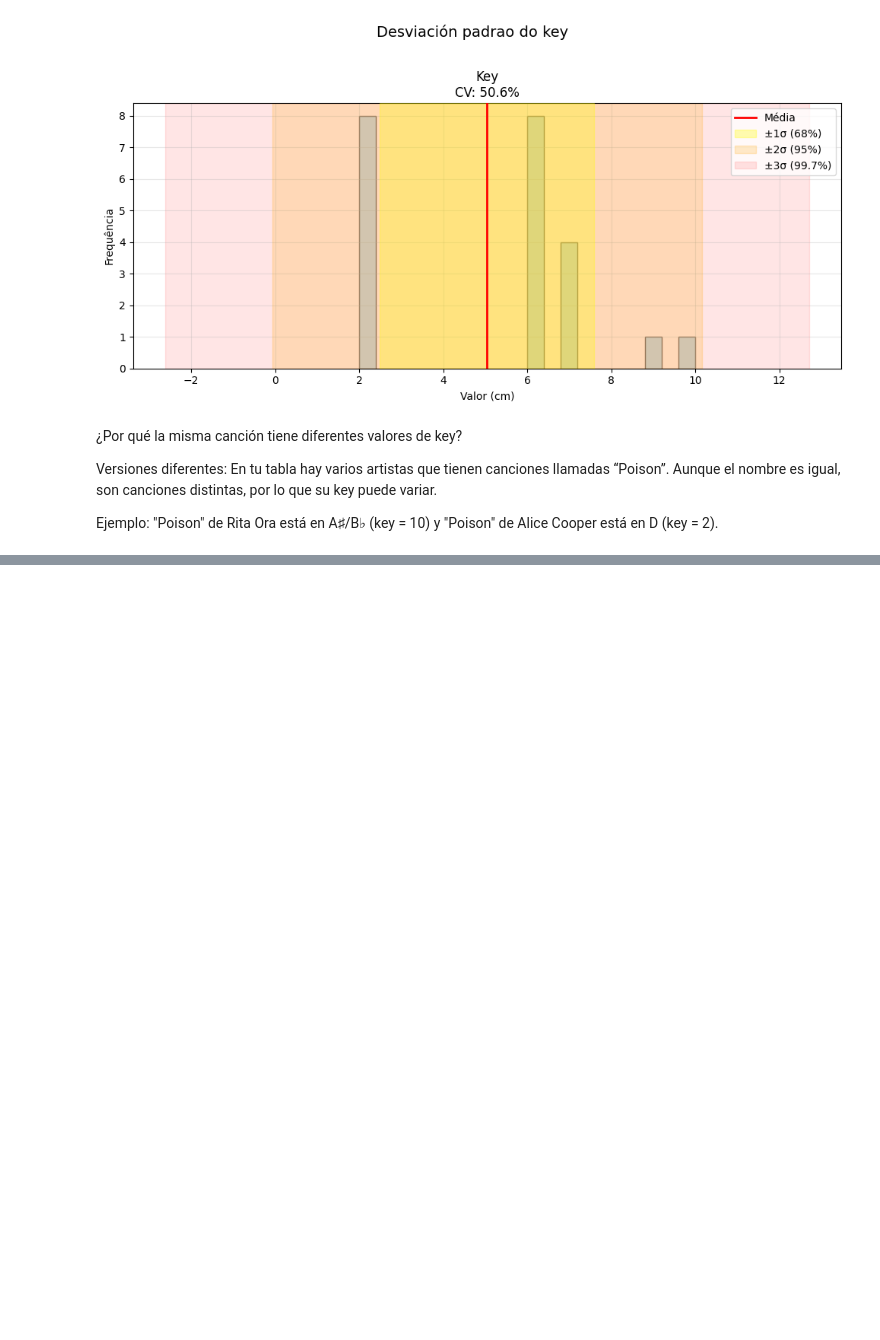
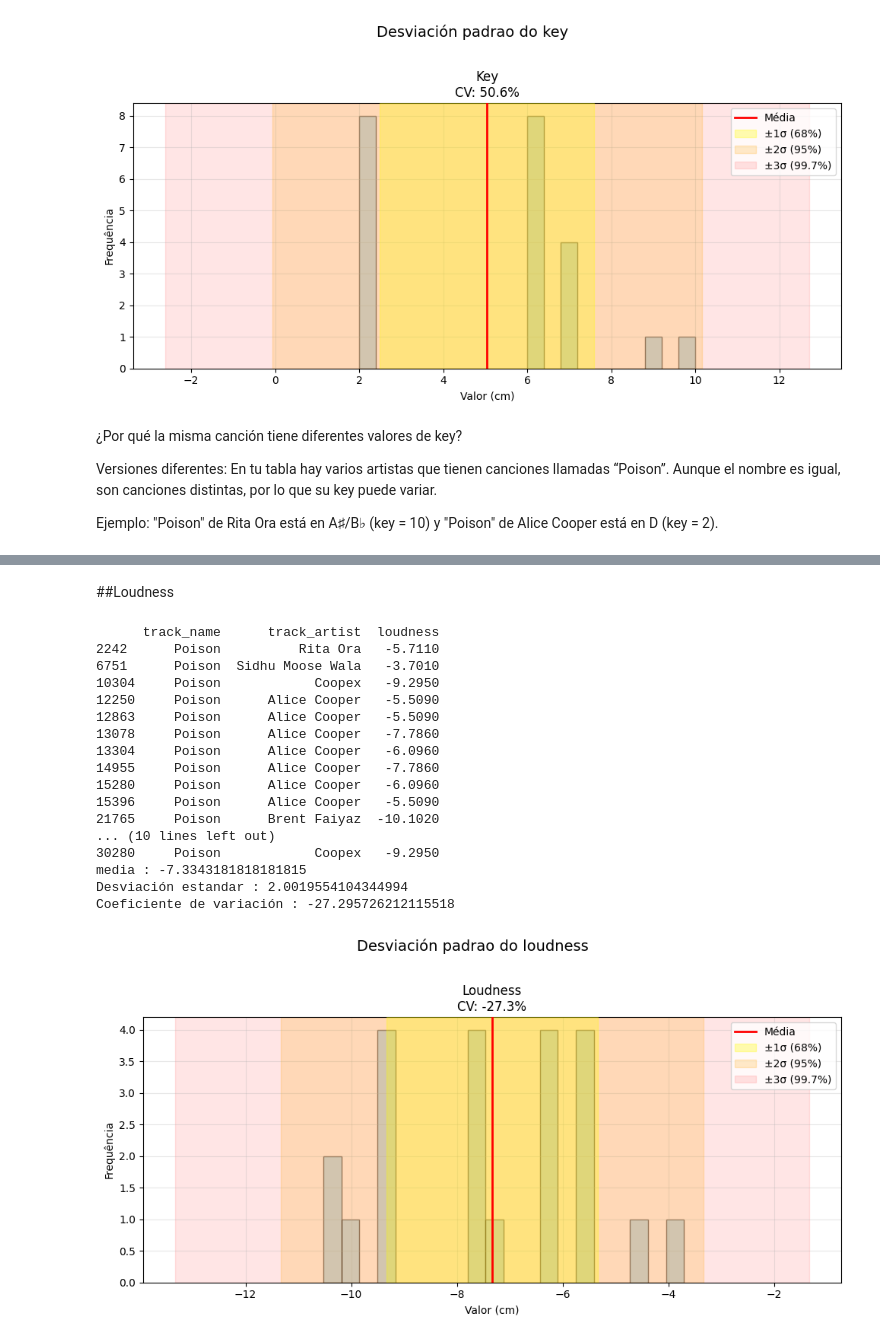
Before and after one commit to Magvride/Spotify-Recommendations, a Jupyter notebook: Ciência_de_Dados_G1.ipynb, the cells around one changed output, grey strips where cells are left out. Saved outputs shown, nothing was run; the diff lists cells and outputs as text; code cells hidden in the pictures; blank space fills up the shorter version.

```diff
--- a/Ciência_de_Dados_G1.ipynb
+++ b/Ciência_de_Dados_G1.ipynb
@@ -505,0 +530,24 @@ Ejemplo: "Poison" de Rita Ora está en A♯/B♭ (key = 10) y "Poison" de Alice
+# %% [markdown]
+##Loudness
+# %%
+feature1='loudness'
+desvio(feature1)
+# %% [output]
+      track_name      track_artist  loudness
+2242      Poison          Rita Ora   -5.7110
+6751      Poison  Sidhu Moose Wala   -3.7010
+10304     Poison            Coopex   -9.2950
+12250     Poison      Alice Cooper   -5.5090
+12863     Poison      Alice Cooper   -5.5090
+13078     Poison      Alice Cooper   -7.7860
+13304     Poison      Alice Cooper   -6.0960
+14955     Poison      Alice Cooper   -7.7860
+15280     Poison      Alice Cooper   -6.0960
+15396     Poison      Alice Cooper   -5.5090
+21765     Poison      Brent Faiyaz  -10.1020
+... (10 lines left out)
+30280     Poison            Coopex   -9.2950
+media : -7.3343181818181815
+Desviación estandar : 2.0019554104344994
+Coeficiente de variación : -27.295726212115518
+[figure, added]
```
Also changed, not shown: parts of 6 cells of this notebook.
